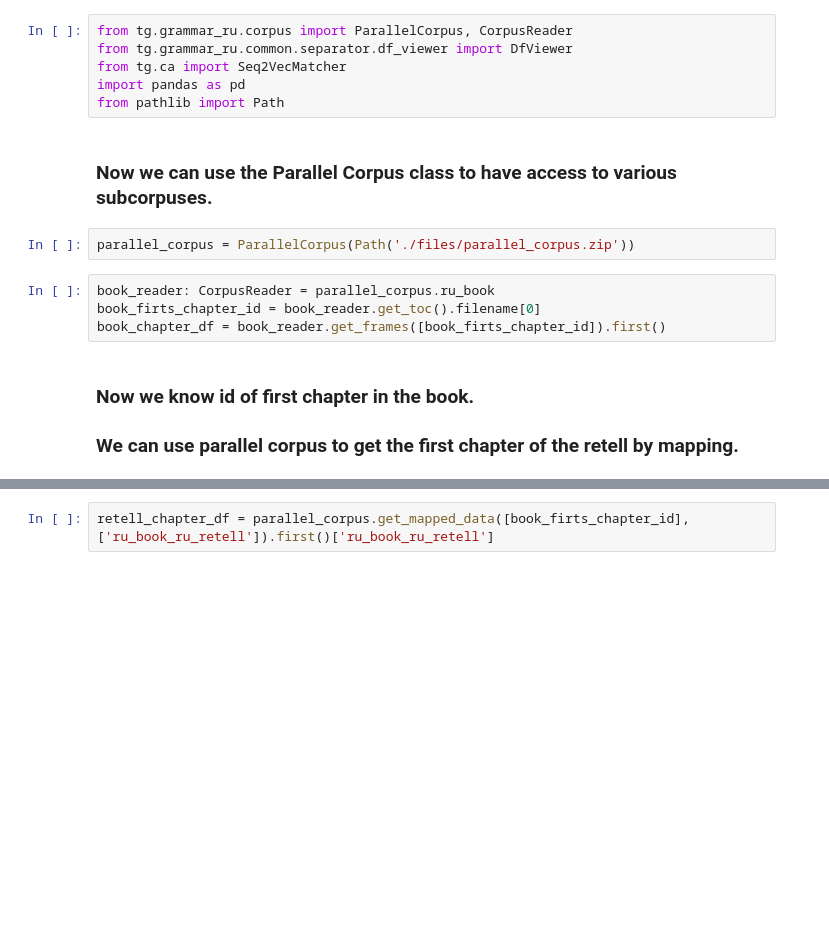
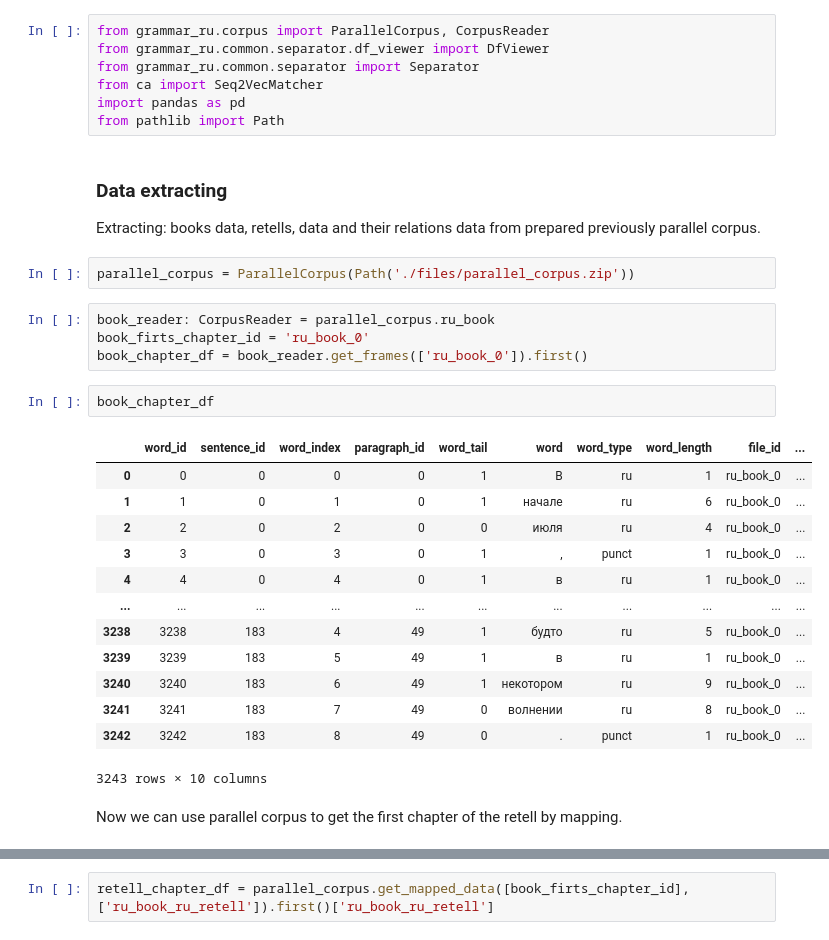
Before and after one commit to okulovsky/grammar_ru, a Jupyter notebook: ca_demos/Demo_3.ipynb, the cells around one changed output, grey strips where cells are left out. Saved outputs shown, nothing was run; the diff lists cells and outputs as text; blank space fills up the shorter version.

```diff
--- a/ca_demos/Demo_3.ipynb
+++ b/ca_demos/Demo_3.ipynb
@@ -3,18 +28,35 @@
 # %%
-from tg.grammar_ru.corpus import ParallelCorpus, CorpusReader
-from tg.grammar_ru.common.separator.df_viewer import DfViewer
-from tg.ca import Seq2VecMatcher
+from grammar_ru.corpus import ParallelCorpus, CorpusReader
+from grammar_ru.common.separator.df_viewer import DfViewer
+from grammar_ru.common.separator import Separator
+from ca import Seq2VecMatcher
 import pandas as pd
 from pathlib import Path
 # %% [markdown]
-### Now we can use the Parallel Corpus class to have access to various subcorpuses.
+### Data extracting
+
+Extracting: books data, retells, data and their relations data from prepared previously parallel corpus.
 # %%
 parallel_corpus = ParallelCorpus(Path('./files/parallel_corpus.zip'))
 # %%
 book_reader: CorpusReader = parallel_corpus.ru_book
-book_firts_chapter_id = book_reader.get_toc().filename[0]
-book_chapter_df = book_reader.get_frames([book_firts_chapter_id]).first()
+book_firts_chapter_id = 'ru_book_0'
+book_chapter_df = book_reader.get_frames(['ru_book_0']).first()
+# %%
+book_chapter_df
+# %% [output]
+|  | word_id | sentence_id | word_index | paragraph_id | word_tail | word | word_type | word_length | file_id | ... |
+| 0 | 0 | 0 | 0 | 0 | 1 | В | ru | 1 | ru_book_0 | ... |
+| 1 | 1 | 0 | 1 | 0 | 1 | начале | ru | 6 | ru_book_0 | ... |
+| 2 | 2 | 0 | 2 | 0 | 0 | июля | ru | 4 | ru_book_0 | ... |
+| 3 | 3 | 0 | 3 | 0 | 1 | , | punct | 1 | ru_book_0 | ... |
+| 4 | 4 | 0 | 4 | 0 | 1 | в | ru | 1 | ru_book_0 | ... |
+| ... | ... | ... | ... | ... | ... | ... | ... | ... | ... | ... |
+| 3238 | 3238 | 183 | 4 | 49 | 1 | будто | ru | 5 | ru_book_0 | ... |
+| 3239 | 3239 | 183 | 5 | 49 | 1 | в | ru | 1 | ru_book_0 | ... |
+| 3240 | 3240 | 183 | 6 | 49 | 1 | некотором | ru | 9 | ru_book_0 | ... |
+| 3241 | 3241 | 183 | 7 | 49 | 0 | волнении | ru | 8 | ru_book_0 | ... |
+| 3242 | 3242 | 183 | 8 | 49 | 0 | . | punct | 1 | ru_book_0 | ... |
+3243 rows × 10 columns
 # %% [markdown]
-### Now we know id of first chapter in the book.
-
-### We can use parallel corpus to get the first chapter of the retell by mapping.
+Now we can use parallel corpus to get the first chapter of the retell by mapping.
```
Also changed, not shown: parts of 20 cells of this notebook, 8 other files.
